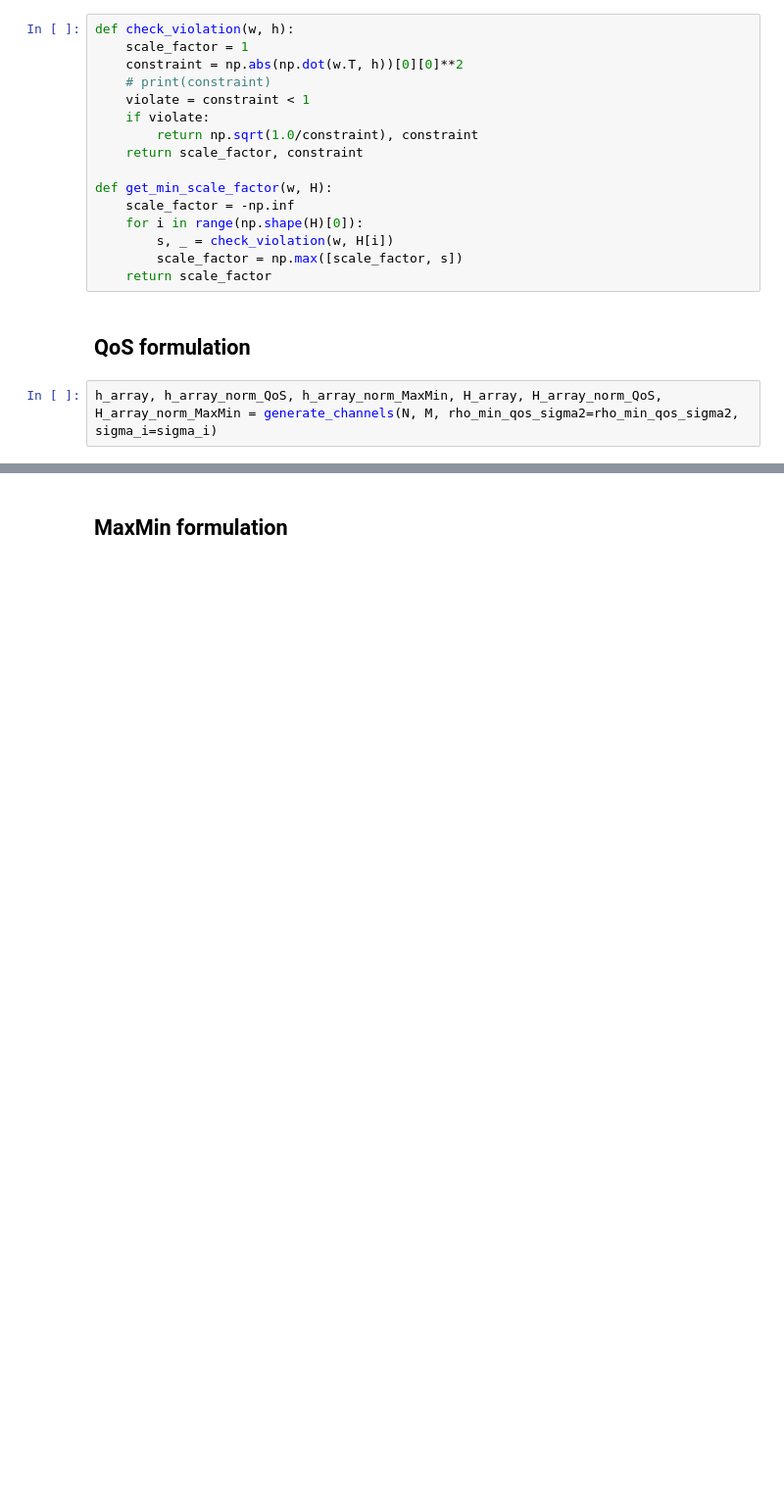
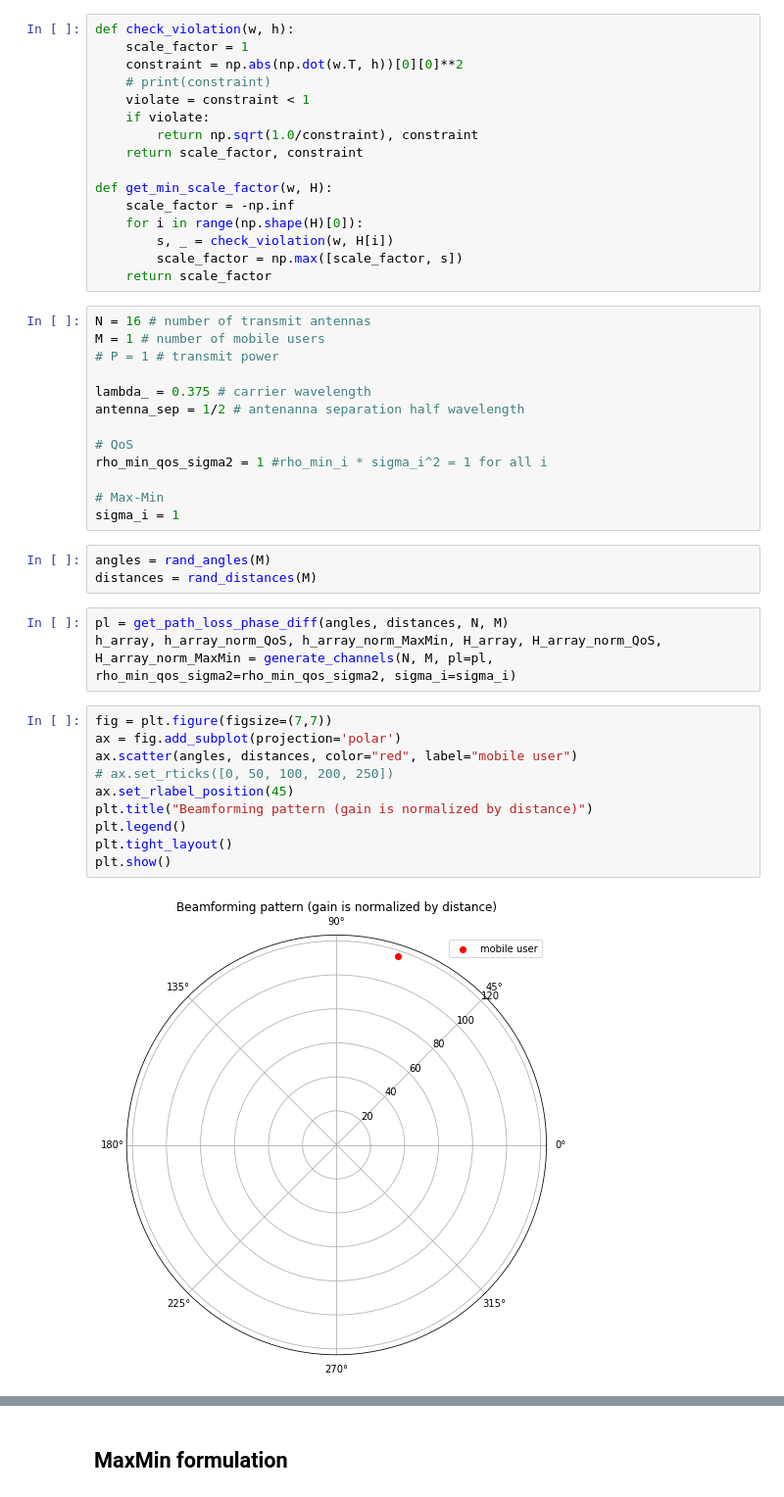
Before and after one commit to anvuongb/ece569_cvxopt_final, a Jupyter notebook: transmit_beamforming.ipynb, the cells around one changed output, grey strips where cells are left out. Shown: that part at 98% size. Cells and saved outputs as stored; diff of their text form; blank space fills up the shorter version.

Commit message:
update plot

```diff
--- a/transmit_beamforming.ipynb
+++ b/transmit_beamforming.ipynb
@@ -102,7 +122,34 @@ def get_min_scale_factor(w, H):
         s, _ = check_violation(w, H[i])
         scale_factor = np.max([scale_factor, s])
     return scale_factor
-# %% [markdown]
-## QoS formulation
+# %%
+N = 16 # number of transmit antennas
+M = 1 # number of mobile users
+# P = 1 # transmit power
+
+lambda_ = 0.375 # carrier wavelength
+antenna_sep = 1/2 # antenanna separation half wavelength
+
+# QoS
+rho_min_qos_sigma2 = 1 #rho_min_i * sigma_i^2 = 1 for all i
+
+# Max-Min
+sigma_i = 1
+# %%
+angles = rand_angles(M)
+distances = rand_distances(M)
 # %%
-h_array, h_array_norm_QoS, h_array_norm_MaxMin, H_array, H_array_norm_QoS, H_array_norm_MaxMin = generate_channels(N, M, rho_min_qos_sigma2=rho_min_qos_sigma2, sigma_i=sigma_i)
+pl = get_path_loss_phase_diff(angles, distances, N, M)
+h_array, h_array_norm_QoS, h_array_norm_MaxMin, H_array, H_array_norm_QoS, H_array_norm_MaxMin = generate_channels(N, M, pl=pl, rho_min_qos_sigma2=rho_min_qos_sigma2, sigma_i=sigma_i)
+# %%
+fig = plt.figure(figsize=(7,7))
+ax = fig.add_subplot(projection='polar')
+ax.scatter(angles, distances, color="red", label="mobile user")
+# ax.set_rticks([0, 50, 100, 200, 250])
+ax.set_rlabel_position(45)
+plt.title("Beamforming pattern (gain is normalized by distance)")
+plt.legend()
+plt.tight_layout()
+plt.show()
+# %% [output]
+[figure, added]
```
Also changed, not shown: parts of 9 cells of this notebook.
